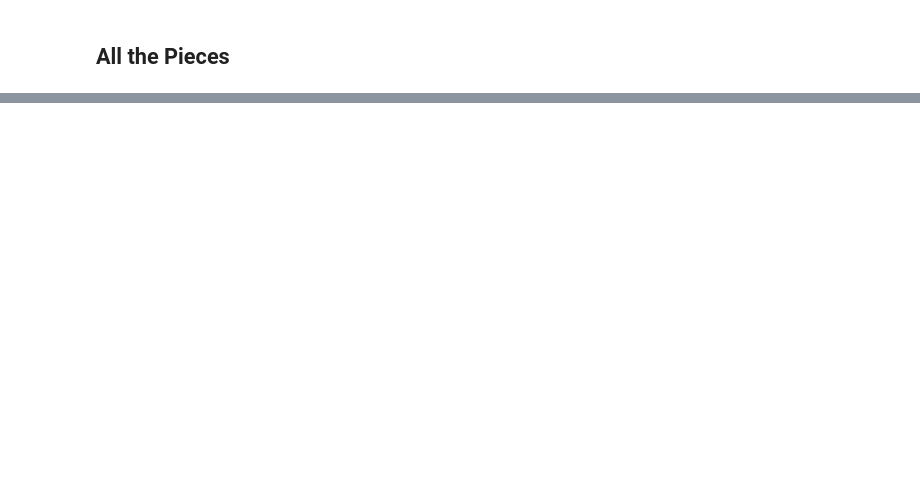
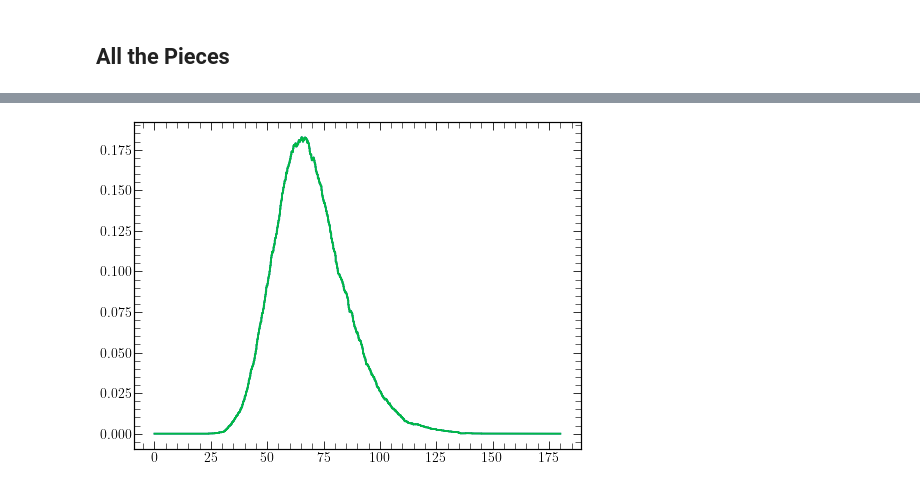
Before and after one commit to tyler-a-cox/fantasy_math, a Jupyter notebook: notebooks/fantasy_math.ipynb, the cells around one changed output, grey strips where cells are left out. Drawn from its saved outputs; the diff is of its cells as text; code cells hidden in the pictures; blank space fills up the shorter version.

```diff
--- a/notebooks/fantasy_math.ipynb
+++ b/notebooks/fantasy_math.ipynb
@@ -400,0 +384,7 @@ async def main():
+# %%
+plt.figure(figsize=(8, 6))
+plt.step(x, np.abs(cdf_m(x) - cdf_n(x)))
+plt.step(x, np.abs(cdf_n(x) - cdf_m(x)))
+plt.show()
+# %% [output]
+[figure, added]
```
Also changed, not shown: parts of 38 cells of this notebook, 7 other files.
